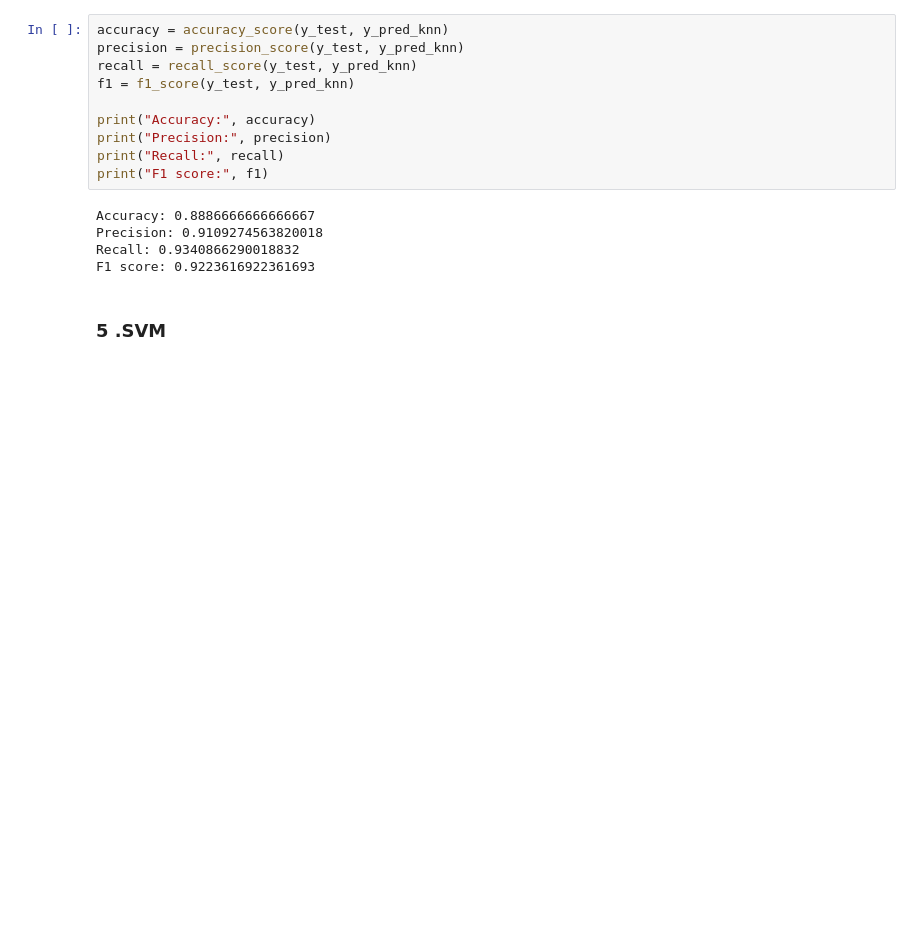
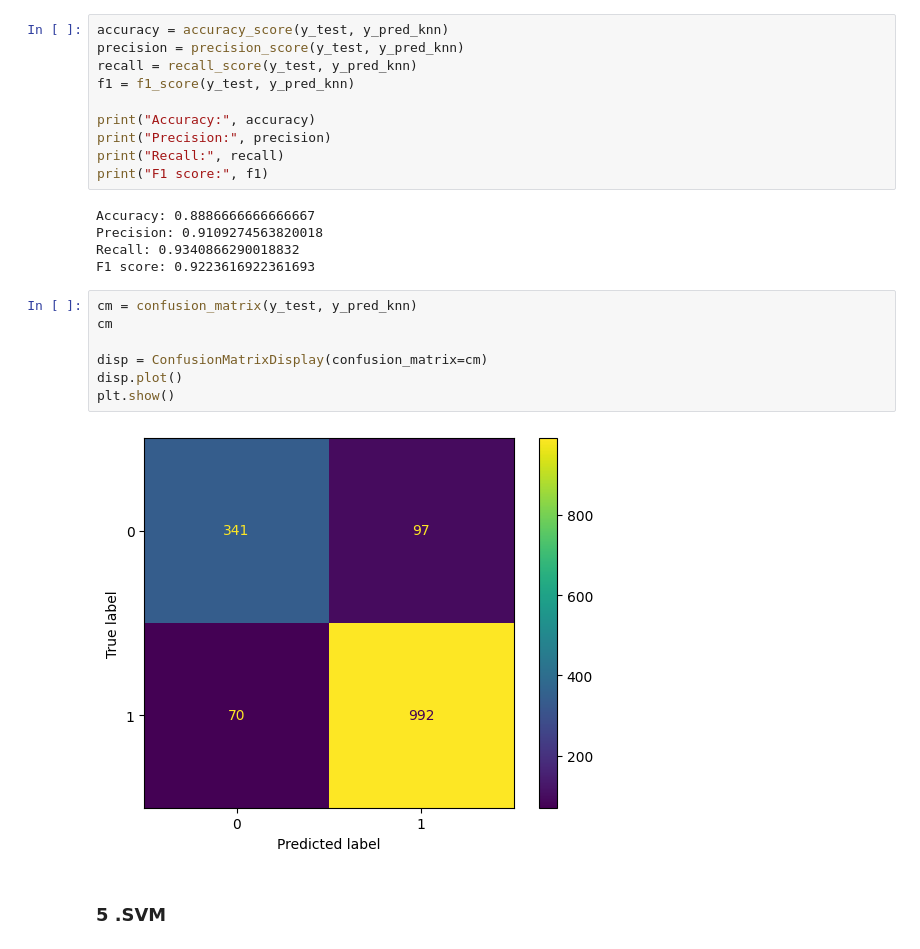
Before and after one commit to siddagovardhanreddy33/Ml_project--Smart_Phone_Addiction_Analysis, a Jupyter notebook: Smart_phones_ml_workflow.ipynb, the cells around one changed output. Drawn from its saved outputs; the diff is of its cells as text; blank space fills up the shorter version.

```diff
--- a/Smart_phones_ml_workflow.ipynb
+++ b/Smart_phones_ml_workflow.ipynb
@@ -817,6 +852,15 @@ Accuracy: 0.8886666666666667
 Precision: 0.9109274563820018
 Recall: 0.9340866290018832
 F1 score: 0.9223616922361693
+# %%
+cm = confusion_matrix(y_test, y_pred_knn)
+cm
+
+disp = ConfusionMatrixDisplay(confusion_matrix=cm)
+disp.plot()
+plt.show()
+# %% [output]
+[figure, added]
 # %% [markdown]
 ### 5 .SVM
 # %%
```
Also changed, not shown: parts of 16 cells of this notebook.
